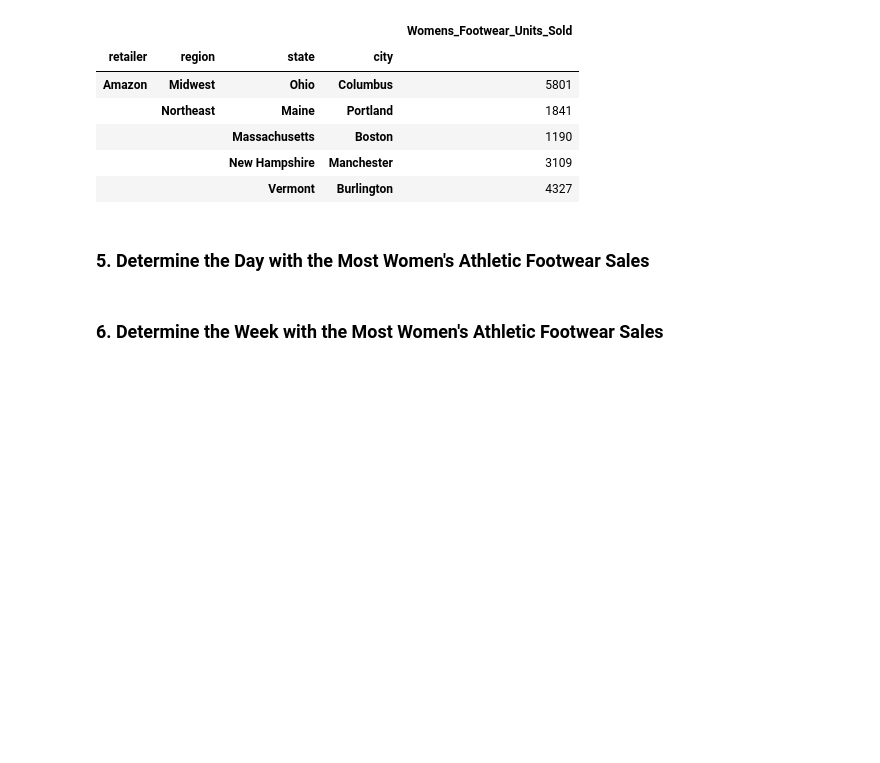
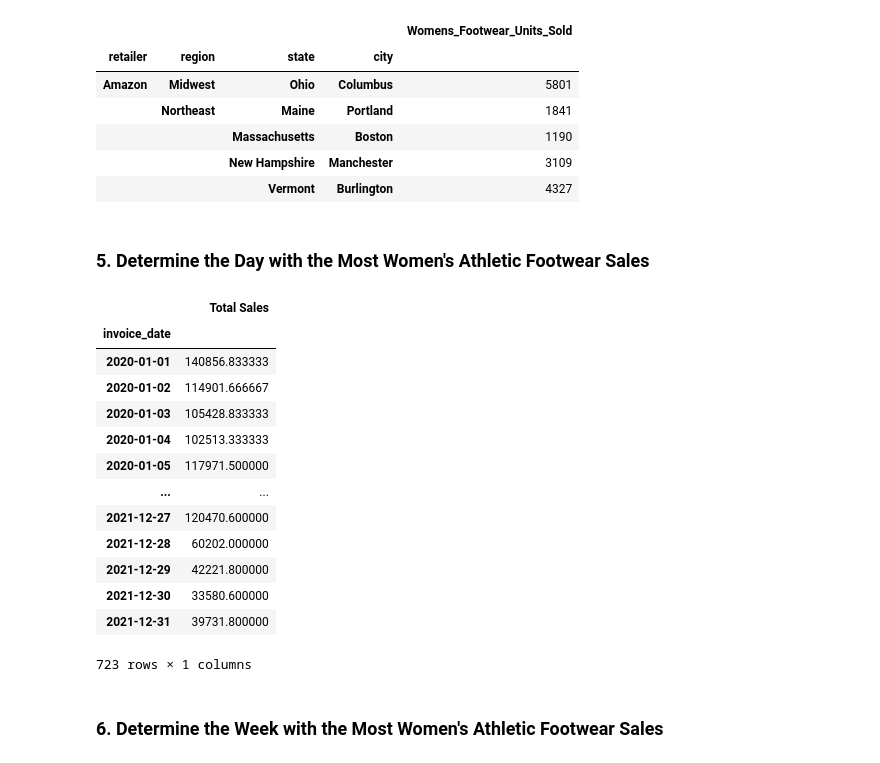
Before and after one commit to tawlee/athletic_sales_analysis, a Jupyter notebook: athletic_sales_analysis_starter_code.ipynb, the cells around one changed output. Cells and saved outputs as stored; diff of their text form; code cells hidden in the pictures; blank space fills up the shorter version.

```diff
--- a/athletic_sales_analysis_starter_code.ipynb
+++ b/athletic_sales_analysis_starter_code.ipynb
@@ -337,11 +339,29 @@ women_footwear.head(5)
 ### 5. Determine the Day with the Most Women's Athletic Footwear Sales
 # %%
 # Create a pivot table with the 'invoice_date' column is the index, and the "total_sales" as the values.
-
+pt_info = pd.pivot_table(combined_df,
+                         index = 'invoice_date',
+                          values = 'total_sales')
 
 # Optional: Rename the "total_sales" column to "Total Sales"
-
+pt_info = pt_info.rename(columns={"total_sales" : "Total Sales"})
 
 # Show the table.
+pt_info
+# %% [output]
+|  | Total Sales |
+| invoice_date |  |
+| 2020-01-01 | 140856.833333 |
+| 2020-01-02 | 114901.666667 |
+| 2020-01-03 | 105428.833333 |
+| 2020-01-04 | 102513.333333 |
+| 2020-01-05 | 117971.500000 |
+| ... | ... |
+| 2021-12-27 | 120470.600000 |
+| 2021-12-28 | 60202.000000 |
+| 2021-12-29 | 42221.800000 |
+| 2021-12-30 | 33580.600000 |
+| 2021-12-31 | 39731.800000 |
+723 rows × 1 columns
 # %%
 # Resample the pivot table into daily bins, and get the total sales for each day.
```
Also changed, not shown: parts of 2 cells of this notebook.
